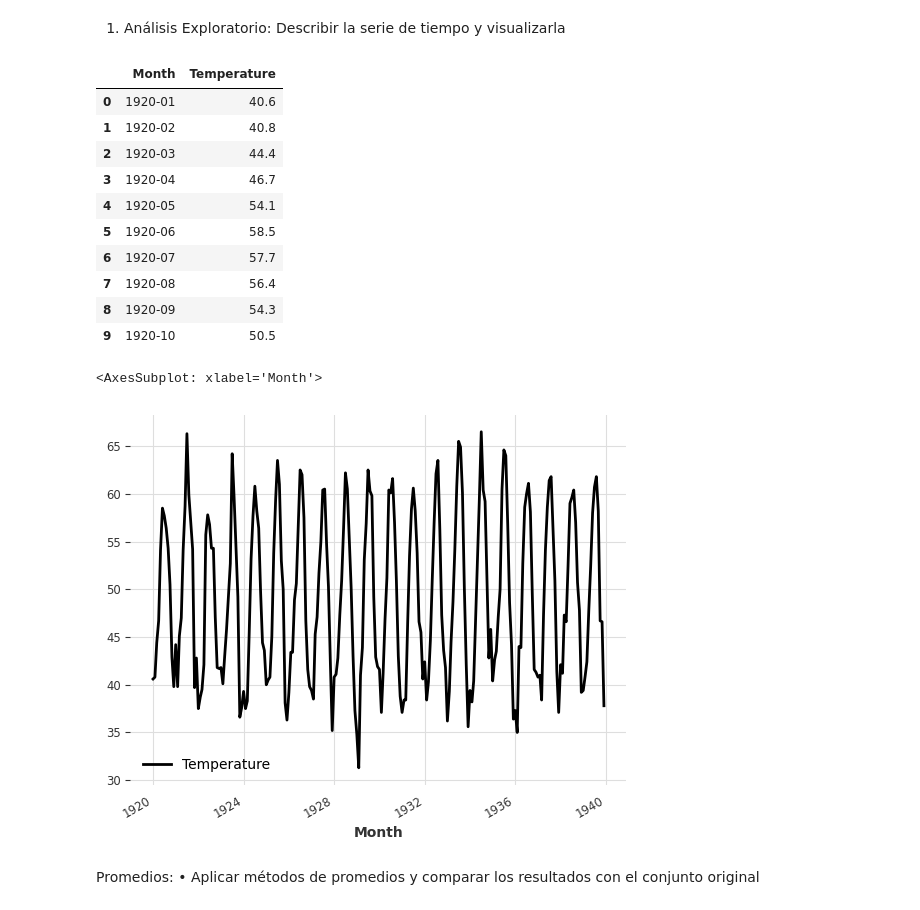
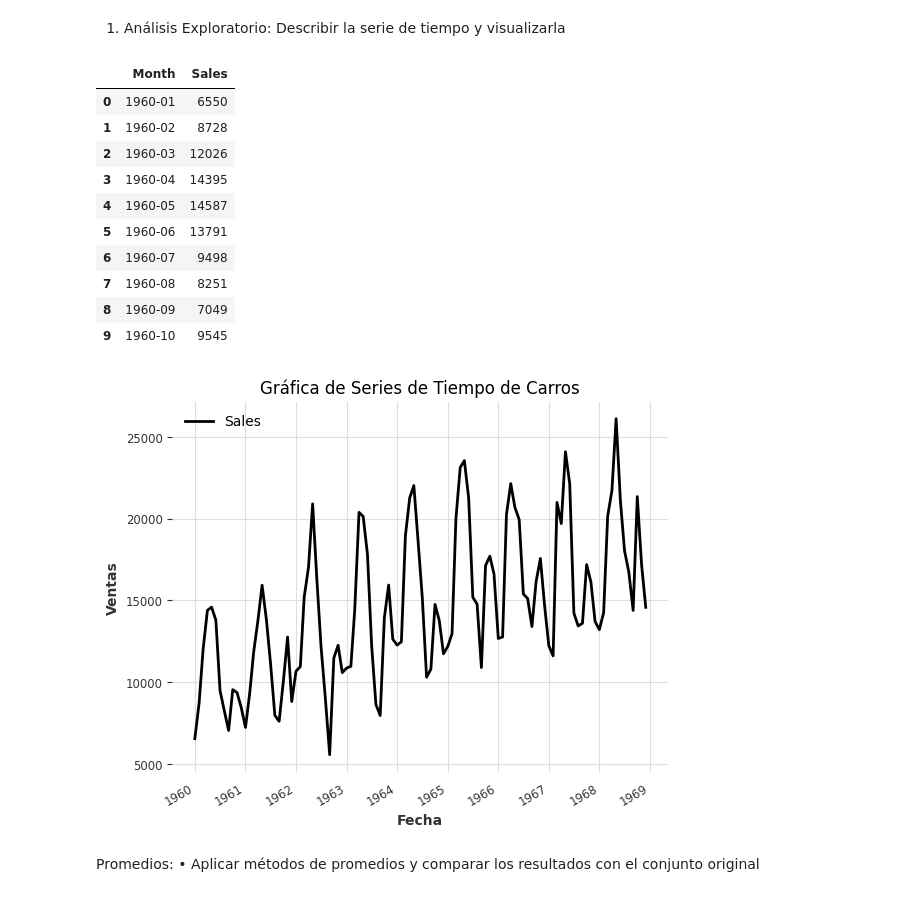
Before and after one commit to 20Candy/lab3_dataScience, a Jupyter notebook: ejercicio1_car.ipynb, the cells around one changed output. Saved outputs shown, nothing was run; the diff lists cells and outputs as text; code cells hidden in the pictures.

```diff
--- a/ejercicio1_car.ipynb
+++ b/ejercicio1_car.ipynb
@@ -12,28 +12,33 @@ import matplotlib.pyplot as plt
 from darts import TimeSeries
 
 # Cargar los datos
-dataframe = pd.read_csv("monthly-mean-temp.csv", delimiter=",")
+dataframe = pd.read_csv("data/monthly-car-sales.csv", delimiter=",")
 
 # Se imprime el dataframe
 dataframe.head(10)
 # %% [output]
-|  | Month | Temperature |
-| 0 | 1920-01 | 40.6 |
-| 1 | 1920-02 | 40.8 |
-| 2 | 1920-03 | 44.4 |
-| 3 | 1920-04 | 46.7 |
-| 4 | 1920-05 | 54.1 |
-| 5 | 1920-06 | 58.5 |
-| 6 | 1920-07 | 57.7 |
-| 7 | 1920-08 | 56.4 |
-| 8 | 1920-09 | 54.3 |
-| 9 | 1920-10 | 50.5 |
+|  | Month | Sales |
+| 0 | 1960-01 | 6550 |
+| 1 | 1960-02 | 8728 |
+| 2 | 1960-03 | 12026 |
+| 3 | 1960-04 | 14395 |
+| 4 | 1960-05 | 14587 |
+| 5 | 1960-06 | 13791 |
+| 6 | 1960-07 | 9498 |
+| 7 | 1960-08 | 8251 |
+| 8 | 1960-09 | 7049 |
+| 9 | 1960-10 | 9545 |
 # %%
 # Cargar la serie de tiempo
-ts = TimeSeries.from_dataframe(dataframe, 'Month', 'Temperature')
+ts = TimeSeries.from_dataframe(dataframe, 'Month', 'Sales')
 
-# Visualizar la serie de tiempo
-ts.plot()
+# Crear la gráfica de serie de tiempo
+fig, ax = plt.subplots()
+ts.plot(ax=ax)
+
+ax.set_title("Gráfica de Series de Tiempo de Carros")
+ax.set_xlabel("Fecha")
+ax.set_ylabel("Ventas")
+plt.show()
 # %% [output]
-<AxesSubplot: xlabel='Month'>
-[figure, old version]
+[figure, new version]
```
Also changed, not shown: parts of 21 cells of this notebook.
